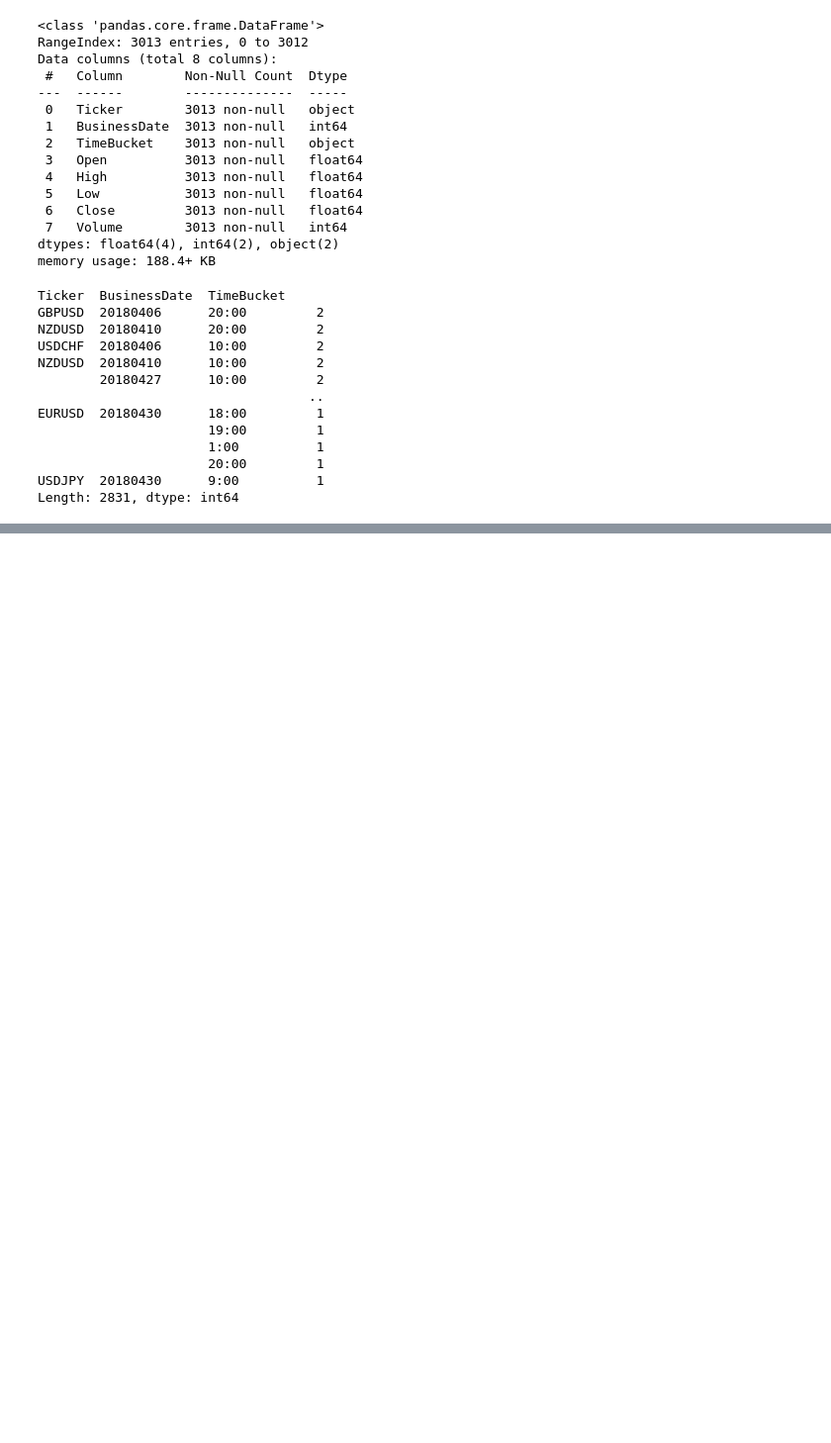
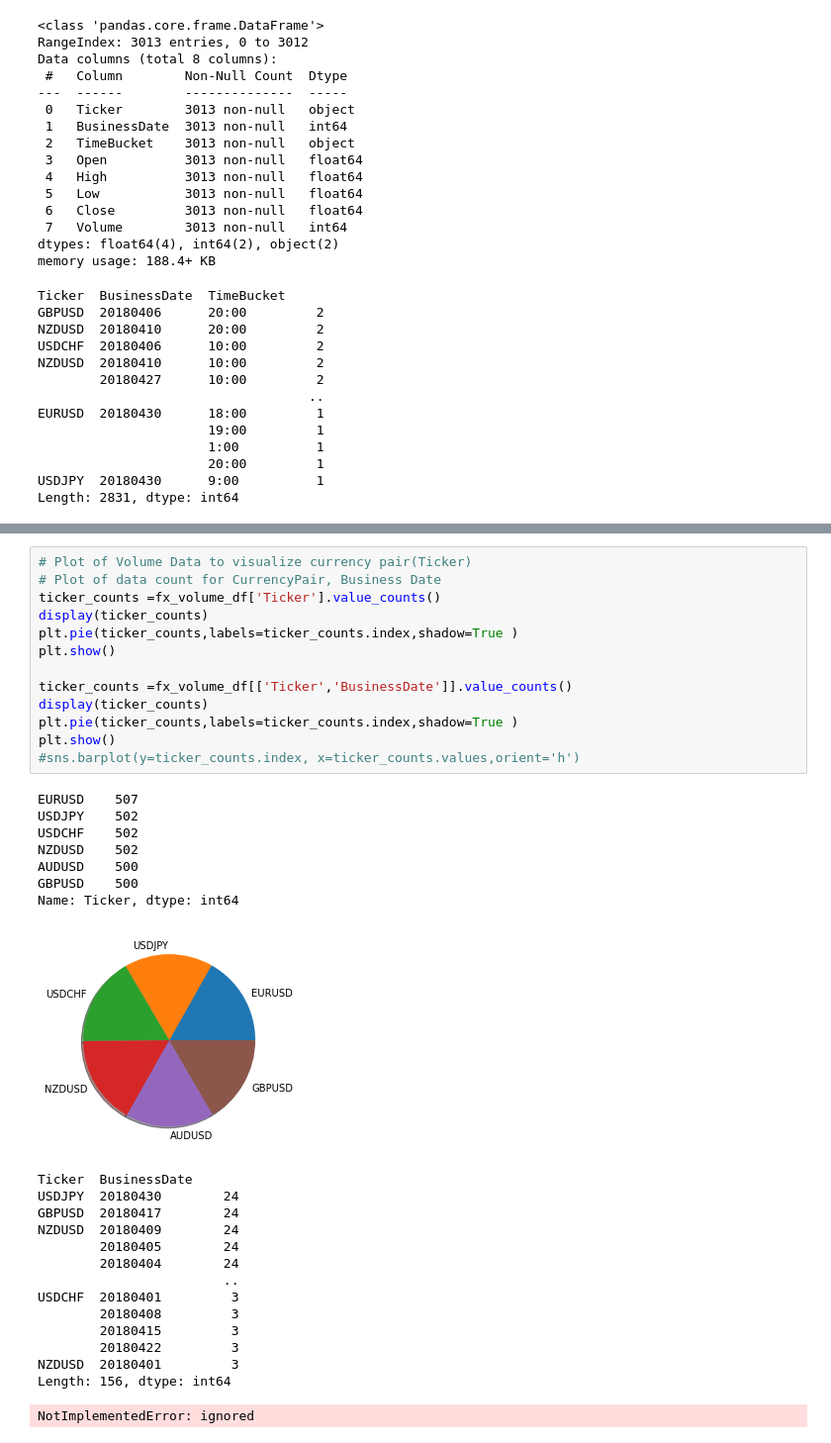
Before and after one commit to vadaliah/CS5260, a Jupyter notebook: VWAP ML Model Assignment3.ipynb, the cells around one changed output, grey strips where cells are left out. Shown: that part at 99% size. Saved outputs shown, nothing was run; the diff lists cells and outputs as text; blank space fills up the shorter version.

```diff
--- a/VWAP ML Model Assignment3.ipynb
+++ b/VWAP ML Model Assignment3.ipynb
@@ -117,0 +199,36 @@ Length: 855, dtype: int64
+# %%
+# Plot of Volume Data to visualize currency pair(Ticker)
+# Plot of data count for CurrencyPair, Business Date
+ticker_counts =fx_volume_df['Ticker'].value_counts()
+display(ticker_counts)
+plt.pie(ticker_counts,labels=ticker_counts.index,shadow=True )
+plt.show()
+
+ticker_counts =fx_volume_df[['Ticker','BusinessDate']].value_counts()
+display(ticker_counts)
+plt.pie(ticker_counts,labels=ticker_counts.index,shadow=True )
+plt.show()
+#sns.barplot(y=ticker_counts.index, x=ticker_counts.values,orient='h')
+# %% [output]
+EURUSD    507
+USDJPY    502
+USDCHF    502
+NZDUSD    502
+AUDUSD    500
+GBPUSD    500
+Name: Ticker, dtype: int64
+[figure, added]
+Ticker  BusinessDate
+USDJPY  20180430        24
+GBPUSD  20180417        24
+NZDUSD  20180409        24
+        20180405        24
+        20180404        24
+                        ..
+USDCHF  20180401         3
+        20180408         3
+        20180415         3
+        20180422         3
+NZDUSD  20180401         3
+Length: 156, dtype: int64
+NotImplementedError: ignored
```
Also changed, not shown: parts of 7 cells of this notebook.
